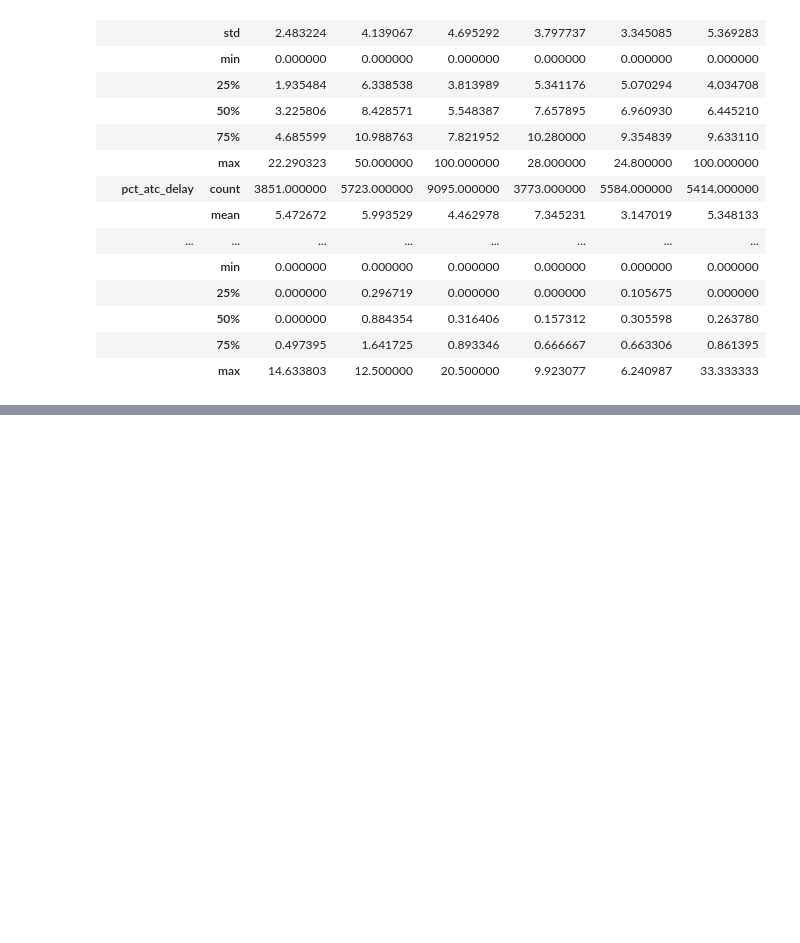
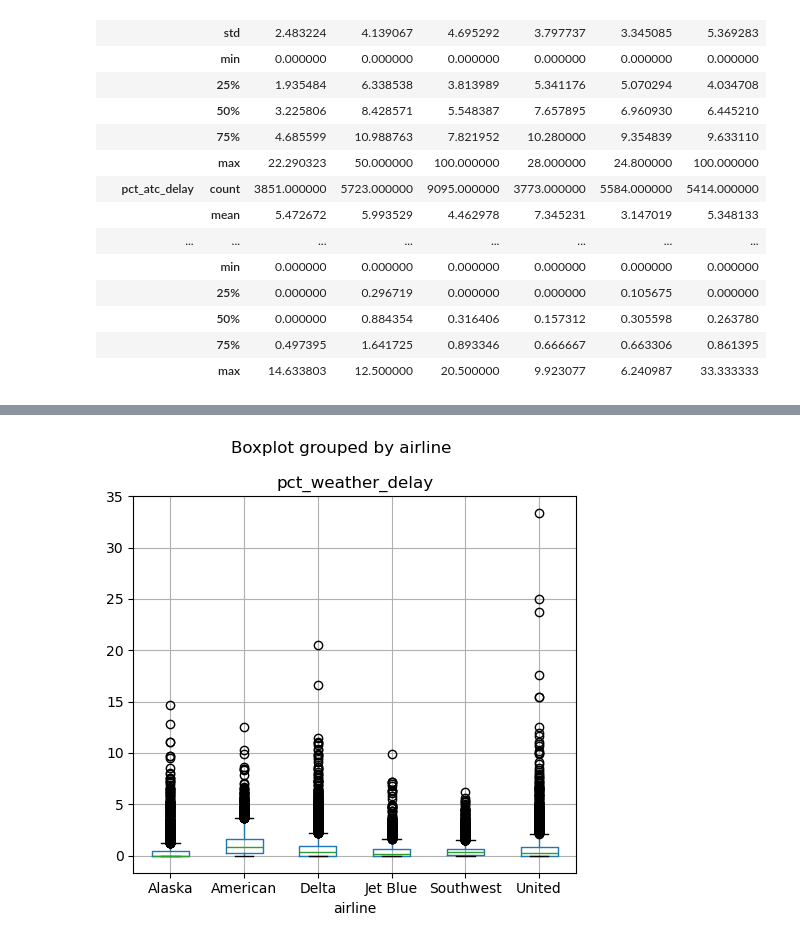
Before and after one commit to Clear-head/hipython_repo, a Jupyter notebook: 18_EDA.ipynb, the cells around one changed output, grey strips where cells are left out. Cells and saved outputs as stored; diff of their text form; code cells hidden in the pictures; blank space fills up the shorter version.

```diff
--- a/18_EDA.ipynb
+++ b/18_EDA.ipynb
@@ -128,0 +147,5 @@ df.groupby("airline").describe().T
+# %%
+ax = df.boxplot(by='airline', column='pct_weather_delay', figsize=(5, 5))
+plt.tight_layout()
+# %% [output]
+[figure, added]
```
Also changed, not shown: parts of 4 cells of this notebook, 5 other files.
